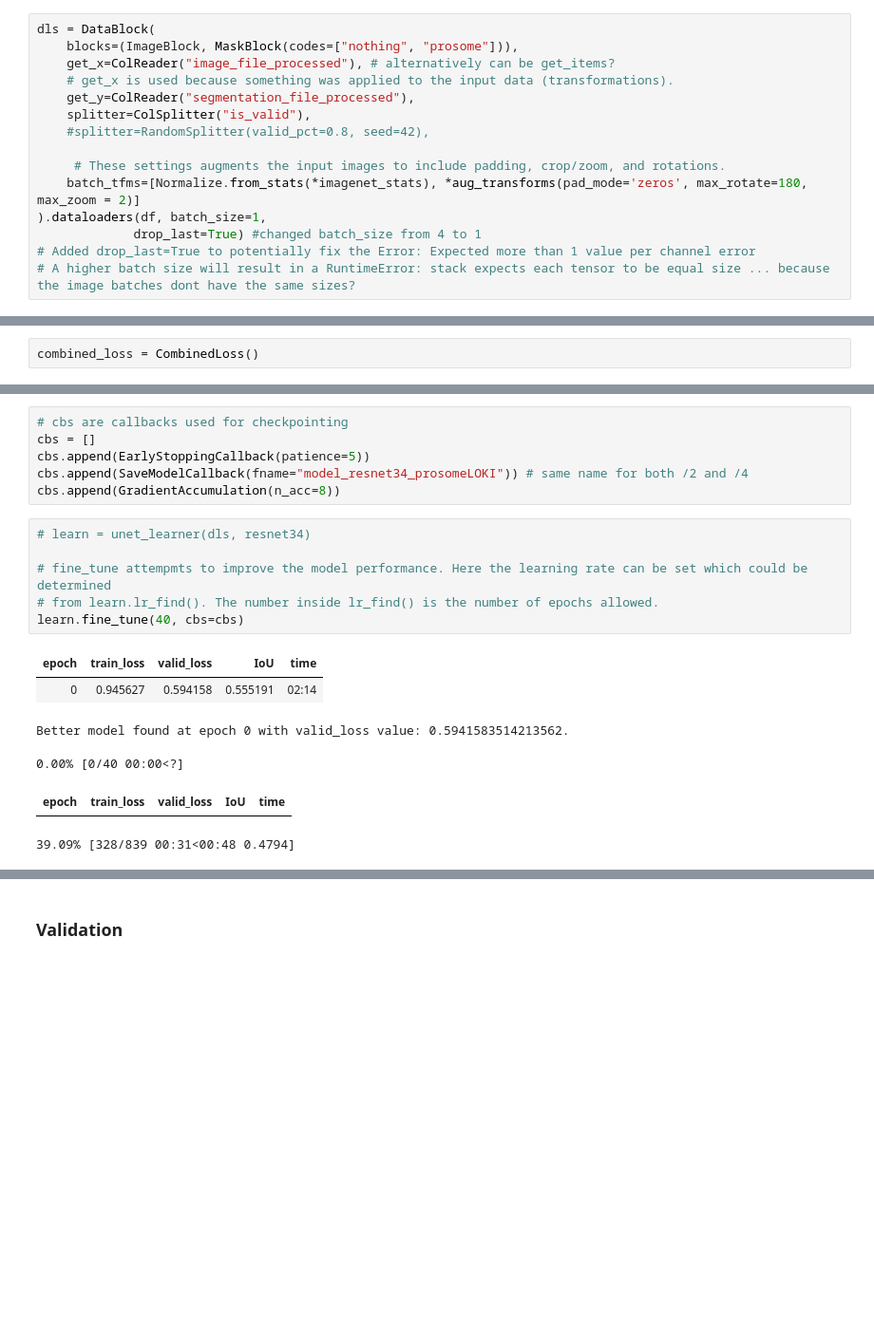
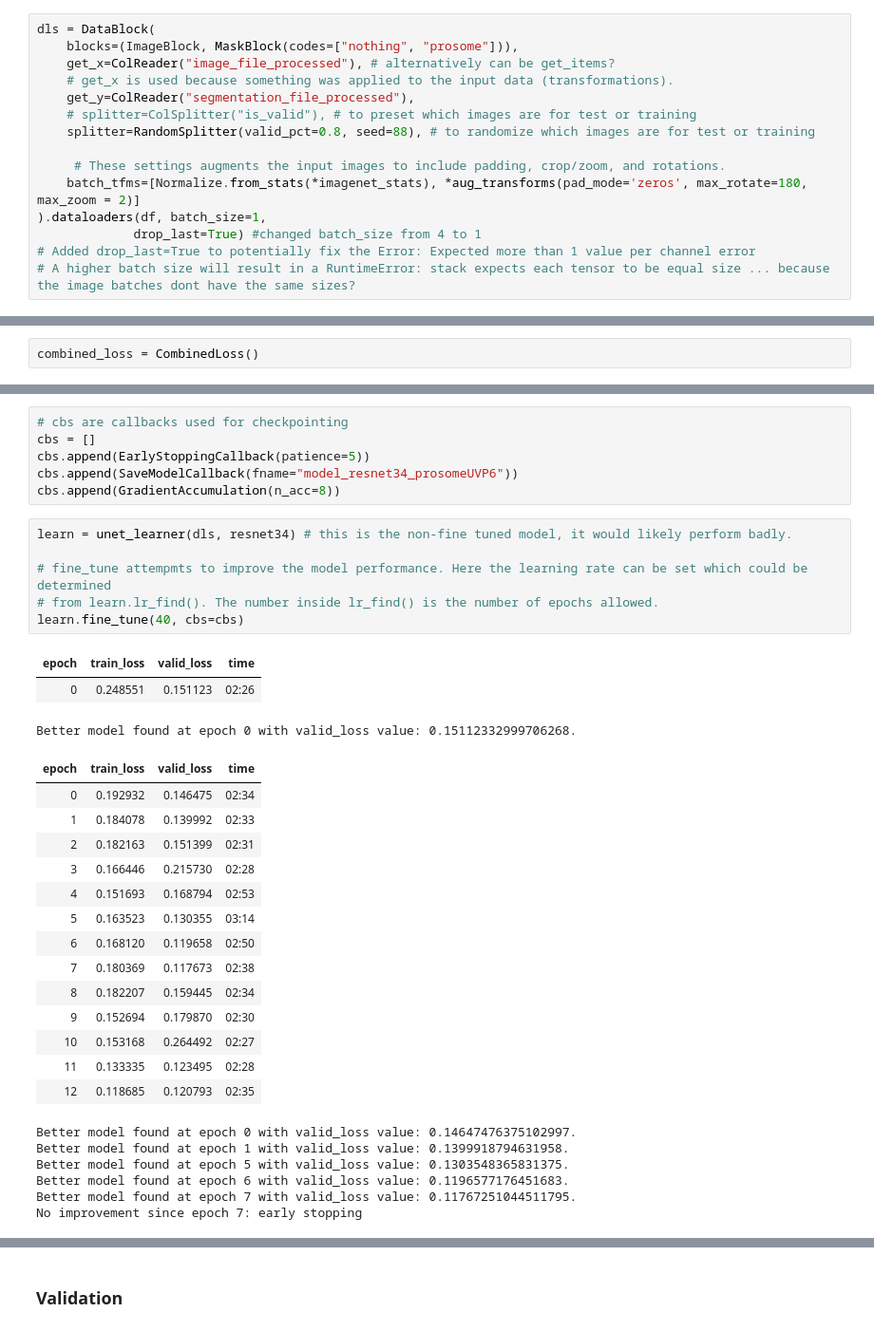
Before and after one commit to PatrickPata/copepods-lipid-content, a Jupyter notebook: training-prosome-UVP6.ipynb, the cells around one changed output, grey strips where cells are left out. Shown at 95% size. Cells and saved outputs as stored; diff of their text form; blank space fills up the shorter version.

Commit message:
Prosome and lipid ML segmentations for UVP6 images
The resulting models are not accurate enough, although prediction metrics are an improvement compared to using the LOKI model.

```diff
--- a/training-prosome-UVP6.ipynb
+++ b/training-prosome-UVP6.ipynb
@@ -50,8 +50,8 @@ dls = DataBlock(
     get_x=ColReader("image_file_processed"), # alternatively can be get_items?
     # get_x is used because something was applied to the input data (transformations).
     get_y=ColReader("segmentation_file_processed"),
-    splitter=ColSplitter("is_valid"),
-    #splitter=RandomSplitter(valid_pct=0.8, seed=42),
+    # splitter=ColSplitter("is_valid"), # to preset which images are for test or training
+    splitter=RandomSplitter(valid_pct=0.8, seed=88), # to randomize which images are for test or training
 
      # These settings augments the input images to include padding, crop/zoom, and rotations.
     batch_tfms=[Normalize.from_stats(*imagenet_stats), *aug_transforms(pad_mode='zeros', max_rotate=180, max_zoom = 2)]
@@ -176,21 +165,38 @@ learn.model = model
 # cbs are callbacks used for checkpointing
 cbs = []
 cbs.append(EarlyStoppingCallback(patience=5))
-cbs.append(SaveModelCallback(fname="model_resnet34_prosomeLOKI")) # same name for both /2 and /4
+cbs.append(SaveModelCallback(fname="model_resnet34_prosomeUVP6"))
 cbs.append(GradientAccumulation(n_acc=8))
 # %%
-# learn = unet_learner(dls, resnet34)
+learn = unet_learner(dls, resnet34) # this is the non-fine tuned model, it would likely perform badly.
 
 # fine_tune attempmts to improve the model performance. Here the learning rate can be set which could be determined
 # from learn.lr_find(). The number inside lr_find() is the number of epochs allowed.
 learn.fine_tune(40, cbs=cbs)
 # %% [output]
-| epoch | train_loss | valid_loss | IoU | time |
-| 0 | 0.945627 | 0.594158 | 0.555191 | 02:14 |
+| epoch | train_loss | valid_loss | time |
+| 0 | 0.248551 | 0.151123 | 02:26 |
-Better model found at epoch 0 with valid_loss value: 0.5941583514213562.
+Better model found at epoch 0 with valid_loss value: 0.15112332999706268.
+| epoch | train_loss | valid_loss | time |
+| 0 | 0.192932 | 0.146475 | 02:34 |
+| 1 | 0.184078 | 0.139992 | 02:33 |
+| 2 | 0.182163 | 0.151399 | 02:31 |
+| 3 | 0.166446 | 0.215730 | 02:28 |
+| 4 | 0.151693 | 0.168794 | 02:53 |
+| 5 | 0.163523 | 0.130355 | 03:14 |
+| 6 | 0.168120 | 0.119658 | 02:50 |
+| 7 | 0.180369 | 0.117673 | 02:38 |
+| 8 | 0.182207 | 0.159445 | 02:34 |
+| 9 | 0.152694 | 0.179870 | 02:30 |
+| 10 | 0.153168 | 0.264492 | 02:27 |
+| 11 | 0.133335 | 0.123495 | 02:28 |
+| 12 | 0.118685 | 0.120793 | 02:35 |
-0.00% [0/40 00:00<?]
+Better model found at epoch 0 with valid_loss value: 0.14647476375102997.
+Better model found at epoch 1 with valid_loss value: 0.1399918794631958.
+Better model found at epoch 5 with valid_loss value: 0.1303548365831375.
+Better model found at epoch 6 with valid_loss value: 0.1196577176451683.
+Better model found at epoch 7 with valid_loss value: 0.11767251044511795.
+No improvement since epoch 7: early stopping
-| epoch | train_loss | valid_loss | IoU | time |
-39.09% [328/839 00:31<00:48 0.4794]
 # %%
 # For exploring the model res") # Should this ults
 learn.show_results()
```
Also changed, not shown: parts of 10 cells of this notebook, 4 other files.
